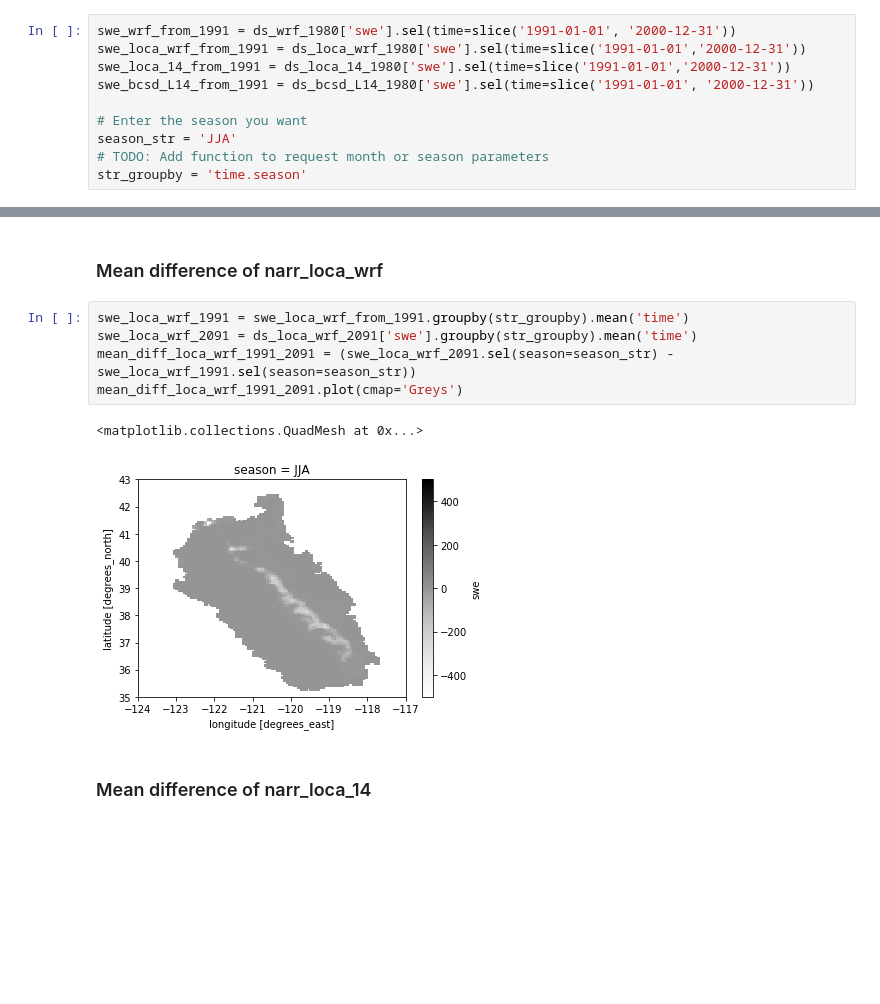
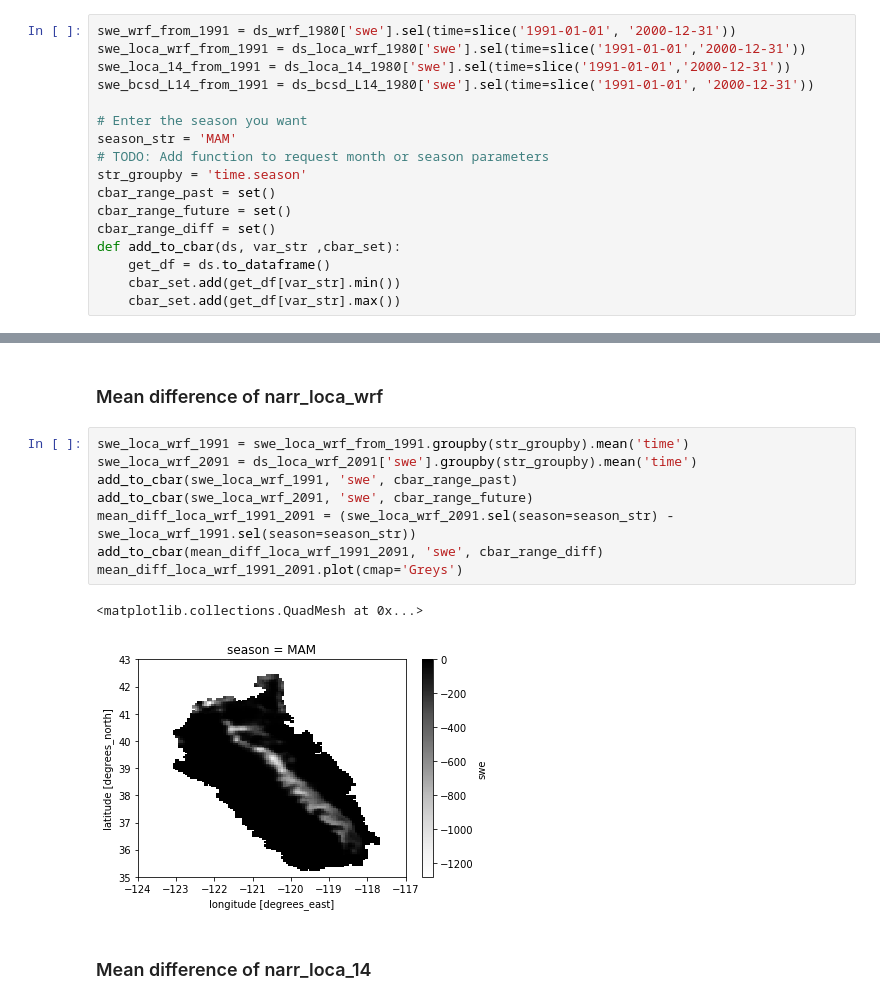
Before and after one commit to raghavgr/DOE-Hydro, a Jupyter notebook: SWE Seasonal Analysis over Sierra Nevada Range.ipynb, the cells around one changed output, grey strips where cells are left out. Saved outputs shown, nothing was run; the diff lists cells and outputs as text; blank space fills up the shorter version.

```diff
--- a/SWE Seasonal Analysis over Sierra Nevada Range.ipynb
+++ b/SWE Seasonal Analysis over Sierra Nevada Range.ipynb
@@ -64,9 +66,16 @@ swe_loca_14_from_1991 = ds_loca_14_1980['swe'].sel(time=slice('1991-01-01','2000
 swe_bcsd_L14_from_1991 = ds_bcsd_L14_1980['swe'].sel(time=slice('1991-01-01', '2000-12-31'))
 
 # Enter the season you want
-season_str = 'JJA'
+season_str = 'MAM'
 # TODO: Add function to request month or season parameters
 str_groupby = 'time.season'
+cbar_range_past = set()
+cbar_range_future = set()
+cbar_range_diff = set()
+def add_to_cbar(ds, var_str ,cbar_set):
+    get_df = ds.to_dataframe()
+    cbar_set.add(get_df[var_str].min())
+    cbar_set.add(get_df[var_str].max())
 # %% [markdown]
 ### Mean difference of narr_wrf
 # %%
@@ -83,11 +95,14 @@ mean_diff_wrf_1991_2091.plot(cmap='Greys')
 # %%
 swe_loca_wrf_1991 = swe_loca_wrf_from_1991.groupby(str_groupby).mean('time')
 swe_loca_wrf_2091 = ds_loca_wrf_2091['swe'].groupby(str_groupby).mean('time')
+add_to_cbar(swe_loca_wrf_1991, 'swe', cbar_range_past)
+add_to_cbar(swe_loca_wrf_2091, 'swe', cbar_range_future)
 mean_diff_loca_wrf_1991_2091 = (swe_loca_wrf_2091.sel(season=season_str) - swe_loca_wrf_1991.sel(season=season_str))
+add_to_cbar(mean_diff_loca_wrf_1991_2091, 'swe', cbar_range_diff)
 mean_diff_loca_wrf_1991_2091.plot(cmap='Greys')
 # %% [output]
 <matplotlib.collections.QuadMesh at 0x...>
-[figure, old version]
+[figure, new version]
 # %% [markdown]
 ### Mean difference of narr_loca_14
 # %%
```
Also changed, not shown: parts of 14 cells of this notebook, 1 other file.
